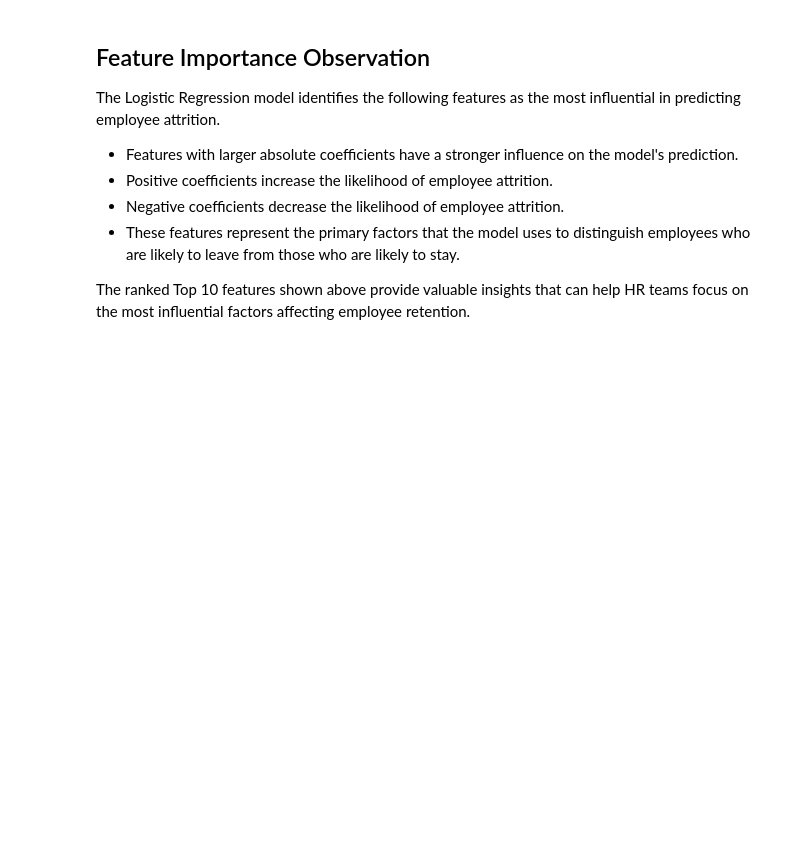
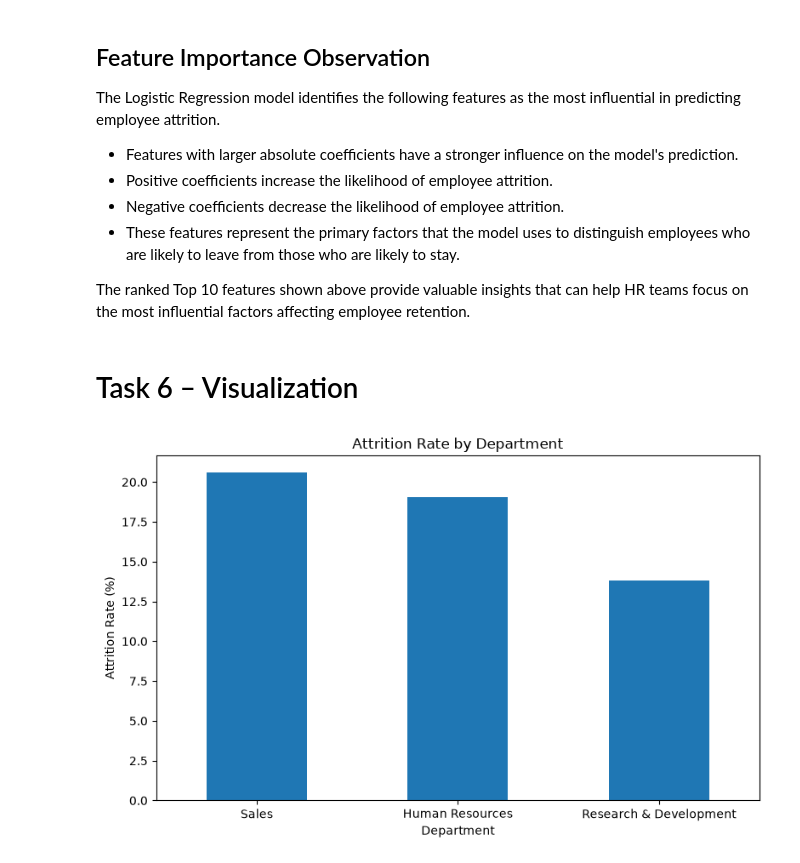
Before and after one commit to aroranaman1003/Employee-Attrition-Prediction_NamanArora, a Jupyter notebook: notebooks/analysis.ipynb, the cells around one changed output. Drawn from its saved outputs; the diff is of its cells as text; code cells hidden in the pictures; blank space fills up the shorter version.

Commit message:
Add visualizations for employee attrition prediction

```diff
--- a/notebooks/analysis.ipynb
+++ b/notebooks/analysis.ipynb
@@ -784,3 +784,21 @@ The Logistic Regression model identifies the following features as the most infl
 - These features represent the primary factors that the model uses to distinguish employees who are likely to leave from those who are likely to stay.
 
 The ranked Top 10 features shown above provide valuable insights that can help HR teams focus on the most influential factors affecting employee retention.
+# %% [markdown]
+# Task 6 – Visualization
+# %%
+# Chart 1: Bar chart showing attrition rate by Department and Job Role
+
+plt.figure(figsize=(8,5))
+department_attrition.plot(kind="bar")
+plt.title("Attrition Rate by Department")
+plt.xlabel("Department")
+plt.ylabel("Attrition Rate (%)")
+
+plt.xticks(rotation=0)
+plt.tight_layout()
+
+plt.savefig("../charts/attrition_by_department.png")
+plt.show()
+# %% [output]
+[figure, added]
```
Also changed, not shown: parts of 4 cells of this notebook, 8 other files.
